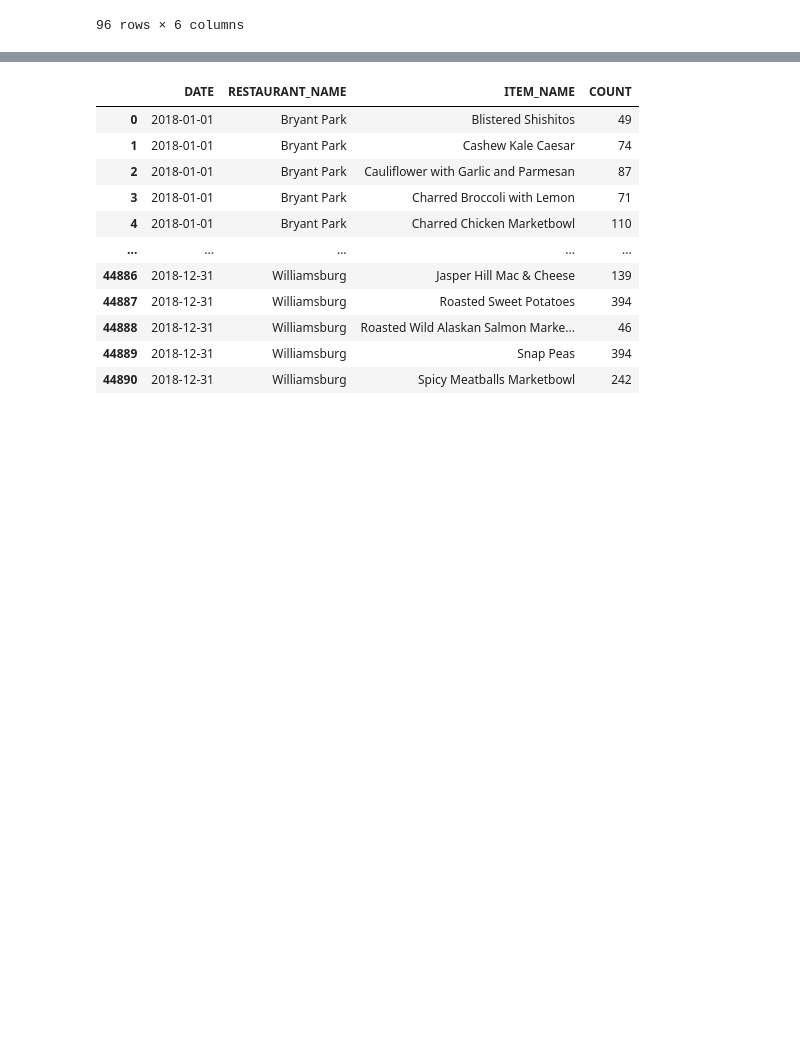
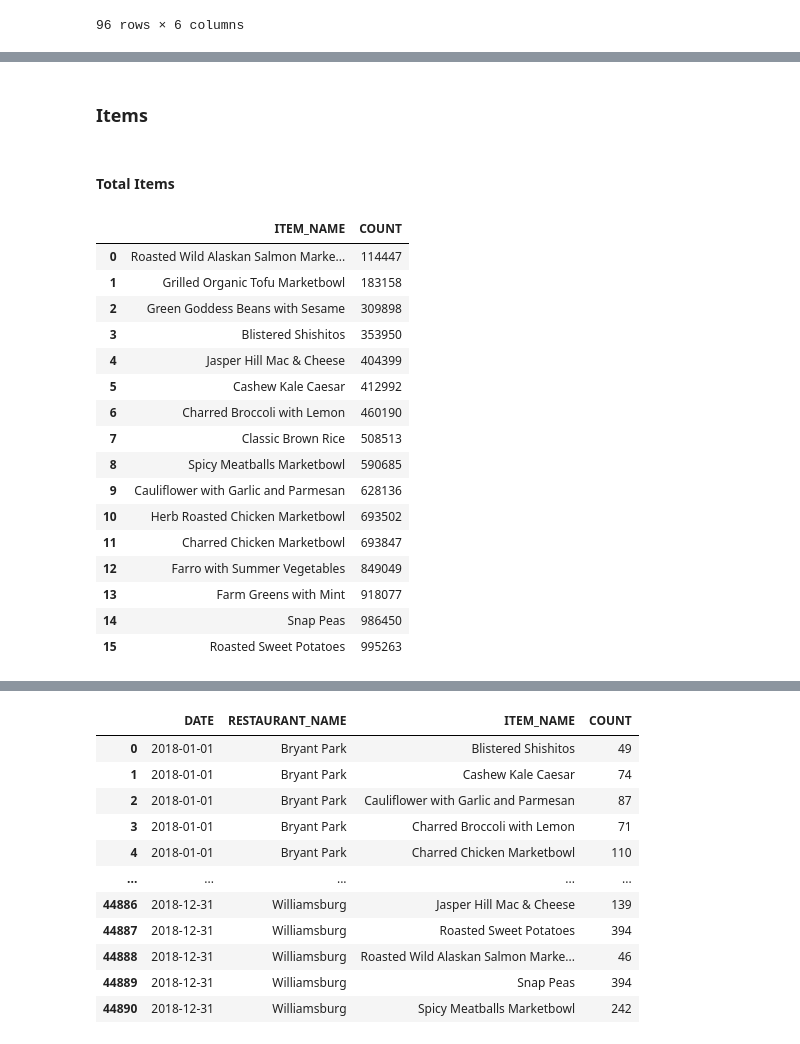
Before and after one commit to renan-peres/mfin-python-restaurant-data-analysis, a Jupyter notebook: restaurant-data-analysis.ipynb, the cells around one changed output, grey strips where cells are left out. Cells and saved outputs as stored; diff of their text form; code cells hidden in the pictures; blank space fills up the shorter version.

```diff
--- a/restaurant-data-analysis.ipynb
+++ b/restaurant-data-analysis.ipynb
@@ -624,0 +713,34 @@ fig.show()
+# %% [markdown]
+### Items
+# %% [markdown]
+#### Total Items
+# %%
+item_counts = (df_orders_norm
+               .groupby(['DATE', 'ITEM_NAME'])['ORDER_ID']
+               .count()
+               .rename('COUNT')
+               .groupby('ITEM_NAME')
+               .sum()
+               .reset_index()
+               .sort_values(by='COUNT', ascending=True)
+               .reset_index(drop=True))
+
+item_counts
+# %% [output]
+|  | ITEM_NAME | COUNT |
+| 0 | Roasted Wild Alaskan Salmon Marke... | 114447 |
+| 1 | Grilled Organic Tofu Marketbowl | 183158 |
+| 2 | Green Goddess Beans with Sesame | 309898 |
+| 3 | Blistered Shishitos | 353950 |
+| 4 | Jasper Hill Mac & Cheese | 404399 |
+| 5 | Cashew Kale Caesar | 412992 |
+| 6 | Charred Broccoli with Lemon | 460190 |
+| 7 | Classic Brown Rice | 508513 |
+| 8 | Spicy Meatballs Marketbowl | 590685 |
+| 9 | Cauliflower with Garlic and Parmesan | 628136 |
+| 10 | Herb Roasted Chicken Marketbowl | 693502 |
+| 11 | Charred Chicken Marketbowl | 693847 |
+| 12 | Farro with Summer Vegetables | 849049 |
+| 13 | Farm Greens with Mint | 918077 |
+| 14 | Snap Peas | 986450 |
+| 15 | Roasted Sweet Potatoes | 995263 |
```
Also changed, not shown: parts of 35 cells of this notebook.
